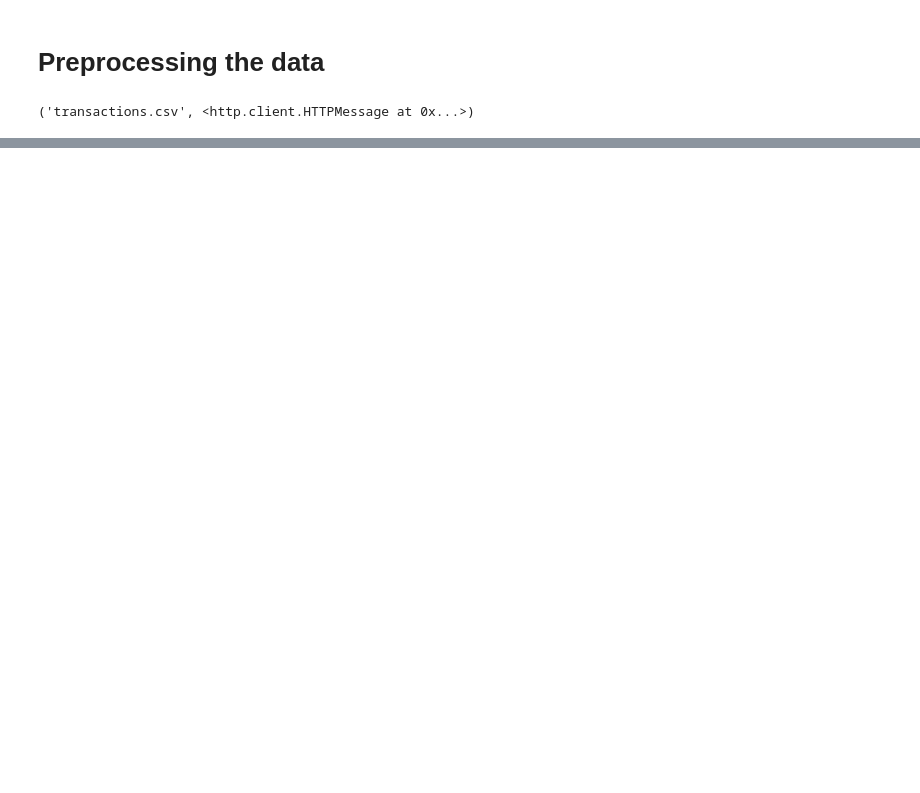
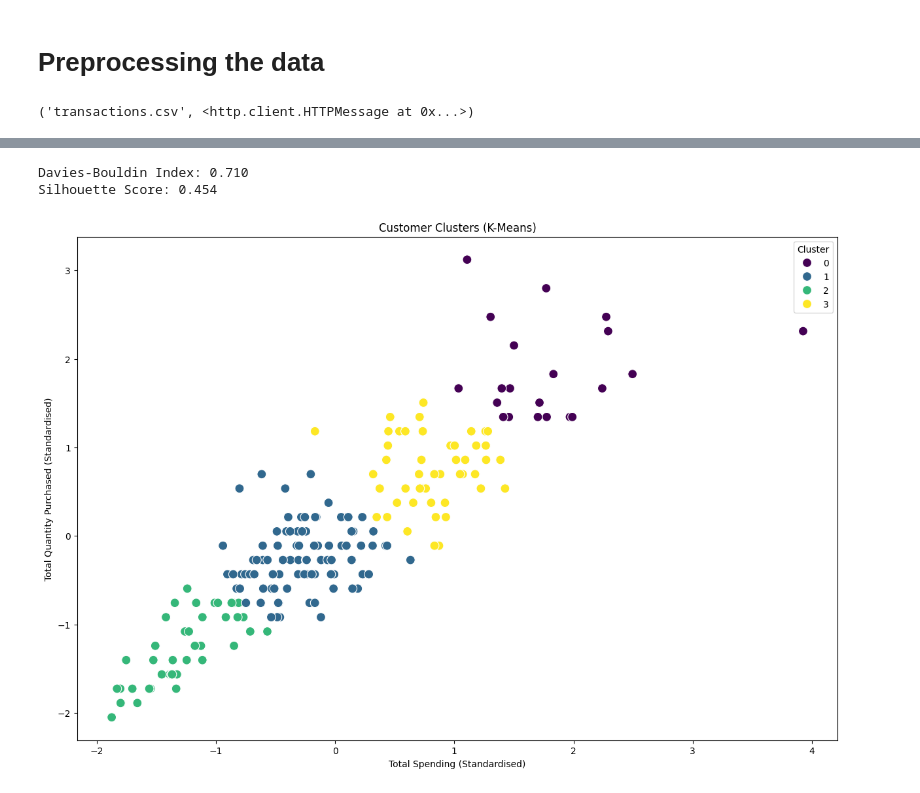
Before and after one commit to SetuKaswan/zeotap, a Jupyter notebook: Setu_Kaswan_Clustering.ipynb, the cells around one changed output, grey strips where cells are left out. Cells and saved outputs as stored; diff of their text form; code cells hidden in the pictures; blank space fills up the shorter version.

Commit message:
clusters

```diff
--- a/Setu_Kaswan_Clustering.ipynb
+++ b/Setu_Kaswan_Clustering.ipynb
@@ -16,6 +21,5 @@ urlretrieve(transactions_url, 'transactions.csv')
 # %% [output]
 ('transactions.csv', <http.client.HTTPMessage at 0x...>)
 # %%
-customers_df = pd.read_csv('customers.csv')
-products_df = pd.read_csv('products.csv')
-transactions_df = pd.read_csv('transactions.csv')
+customers = pd.read_csv('customers.csv')
+transactions = pd.read_csv('transactions.csv')
@@ -152,0 +36,44 @@ plt.show()
+# %%
+transactions = transactions.groupby('CustomerID').agg({
+    'TotalValue': 'sum',
+    'Quantity': 'sum'
+}).reset_index()
+
+customer_data = customers.merge(transactions, on='CustomerID', how='left')
+customer_data.fillna({'TotalValue': 0, 'Quantity': 0}, inplace=True)
+# %%
+features = customer_data[['TotalValue', 'Quantity']]
+scaler = StandardScaler()
+features_scaled = scaler.fit_transform(features)
+
+kmeans = KMeans(n_clusters=4, random_state=42, n_init=10)
+customer_data['Cluster'] = kmeans.fit_predict(features_scaled)
+
+customer_data[['CustomerID', 'Cluster']].to_csv('Customer_Clusters.csv', index=False)
+# %%
+cluster_labels = customer_data['Cluster']
+
+db_index = davies_bouldin_score(features_scaled, cluster_labels)
+print(f"Davies-Bouldin Index: {db_index:.3f}")
+
+silhouette_avg = silhouette_score(features_scaled, cluster_labels)
+print(f"Silhouette Score: {silhouette_avg:.3f}")
+# %% [output]
+Davies-Bouldin Index: 0.710
+Silhouette Score: 0.454
+# %%
+plt.figure(figsize=(15, 10))
+sns.scatterplot(
+    x=features_scaled[:, 0],
+    y=features_scaled[:, 1],
+    hue=cluster_labels,
+    palette='viridis',
+    s=100
+)
+plt.title('Customer Clusters (K-Means)')
+plt.xlabel('Total Spending (Standardised)')
+plt.ylabel('Total Quantity Purchased (Standardised)')
+plt.legend(title='Cluster')
+plt.show()
+# %% [output]
+[figure, added]
```
Also changed, not shown: parts of 10 cells of this notebook.
